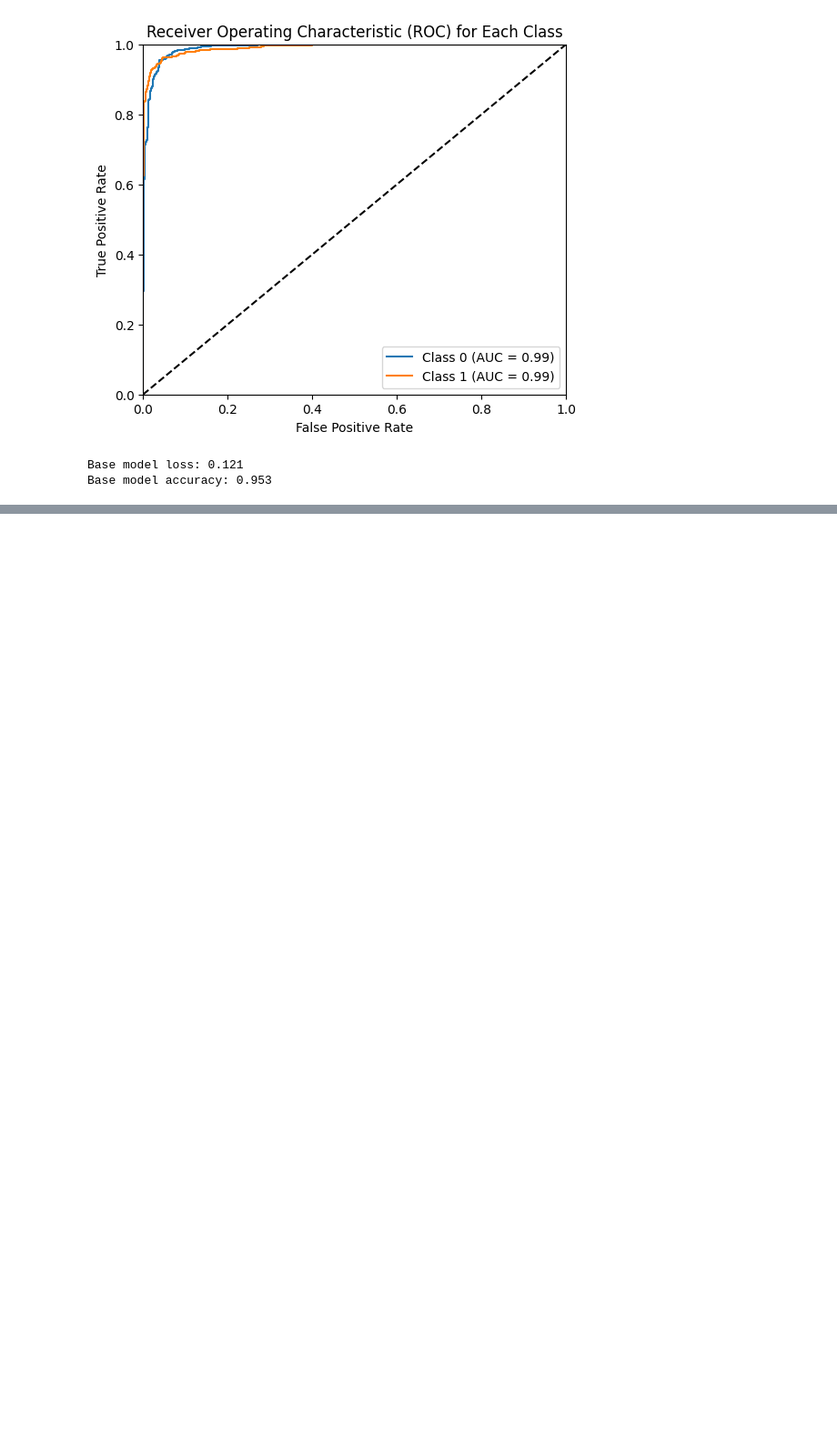
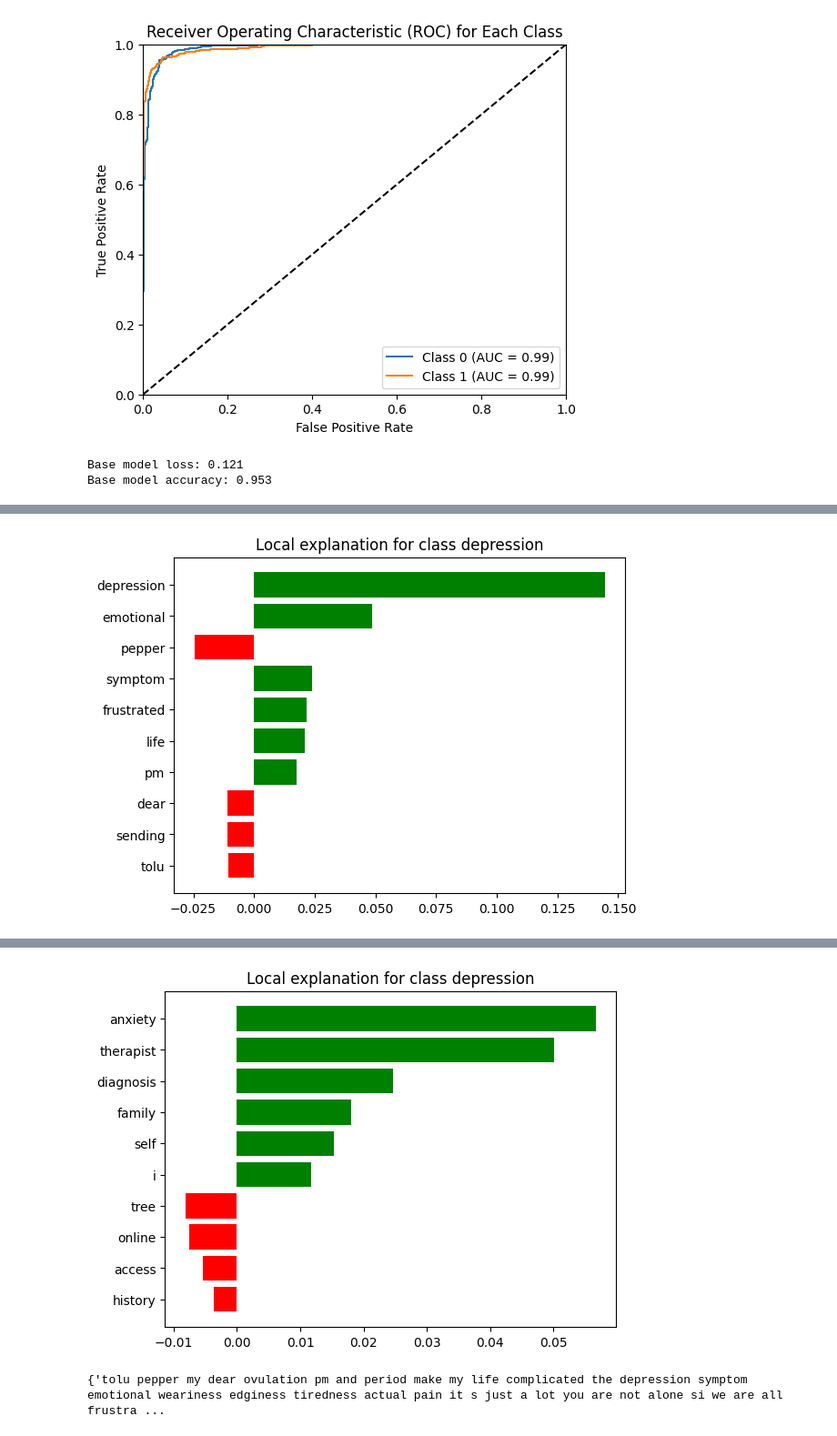
Before and after one commit to sgh4000/NLPSafeAI, a Jupyter notebook: Lab1and2_newdataset.ipynb, the cells around one changed output, grey strips where cells are left out. Shown: that part at 91% size. Drawn from its saved outputs; the diff is of its cells as text; code cells hidden in the pictures; blank space fills up the shorter version.

```diff
--- a/Lab1and2_newdataset.ipynb
+++ b/Lab1and2_newdataset.ipynb
@@ -368,0 +396,72 @@ Base model accuracy: 0.953
+# %%
+####################
+### LIME Explain ###
+####################
+
+# Local Interpretable Model-Agnostic Explanations
+# LIME is representing local explanation, need to be mindful that a local explanation isn't a global explanation
+
+queries = X_test_raw[:2]
+
+encoder = SentenceTransformer("all-MiniLM-L6-v2")
+
+class_names = ["non-depression", "depression"]
+
+
+def make_predict_fn(model, encoder, pca):
+    def predict_fn(texts):
+        X_encoded = encoder.encode(texts, show_progress_bar=False)
+        X_pca = pca.transform(X_encoded)
+        preds = model.predict(X_pca)
+        return tf.nn.softmax(preds, axis=1).numpy()
+    return predict_fn
+
+def explain_text(query, model, encoder, pca, class_names, print_out=True):
+
+    print(f"query: {query}")
+
+    predict_fn = make_predict_fn(model, encoder, pca)
+    explainer = LimeTextExplainer(class_names=class_names, random_state=42)
+
+    print(predict_fn)
+
+    predicted_probs = predict_fn([query])
+    pred_class = int(np.argmax(predicted_probs))
+
+    exp = explainer.explain_instance(
+        query,
+        predict_fn,
+        num_features=10,
+        labels=[0,1]
+    )
+
+    print("Model probabilities:", predicted_probs)
+
+    print(f"Pred class: {pred_class}")
+    if (print_out == True):
+      print(f"\nLIME Explanation for: '{query}'")
+      available_labels = exp.available_labels()
+      for label in available_labels:
+          print(f"\nClass {label} ({class_names[label]}) explanation:")
+          for word, weight in exp.as_list(label=label):
+              print(f"  {word}: {weight:.4f}")
+
+      print(exp.as_list(label=pred_class))
+
+      exp.as_pyplot_figure(label=pred_class)
+      plt.show()
+
+      print("\n\n")
+
+
+    return exp
+
+query_and_important_word = {}
+
+for q in queries:
+  exp = explain_text(q, model_base, encoder, data_pca, class_names)
+  query_and_important_word[q] = str(exp.as_list()[0][0])
+
+
+print(query_and_important_word)
+# %% [output]
@@ -368,0 +485 @@ Base model accuracy: 0.953
+[figure, added]
@@ -368,0 +503,2 @@ Base model accuracy: 0.953
+[figure, added]
+{'tolu pepper my dear ovulation pm and period make my life complicated the depression symptom emotional weariness edginess tiredness actual pain it s just a lot you are not alone si we are all frustra ...
```
Also changed, not shown: parts of 5 cells of this notebook.
